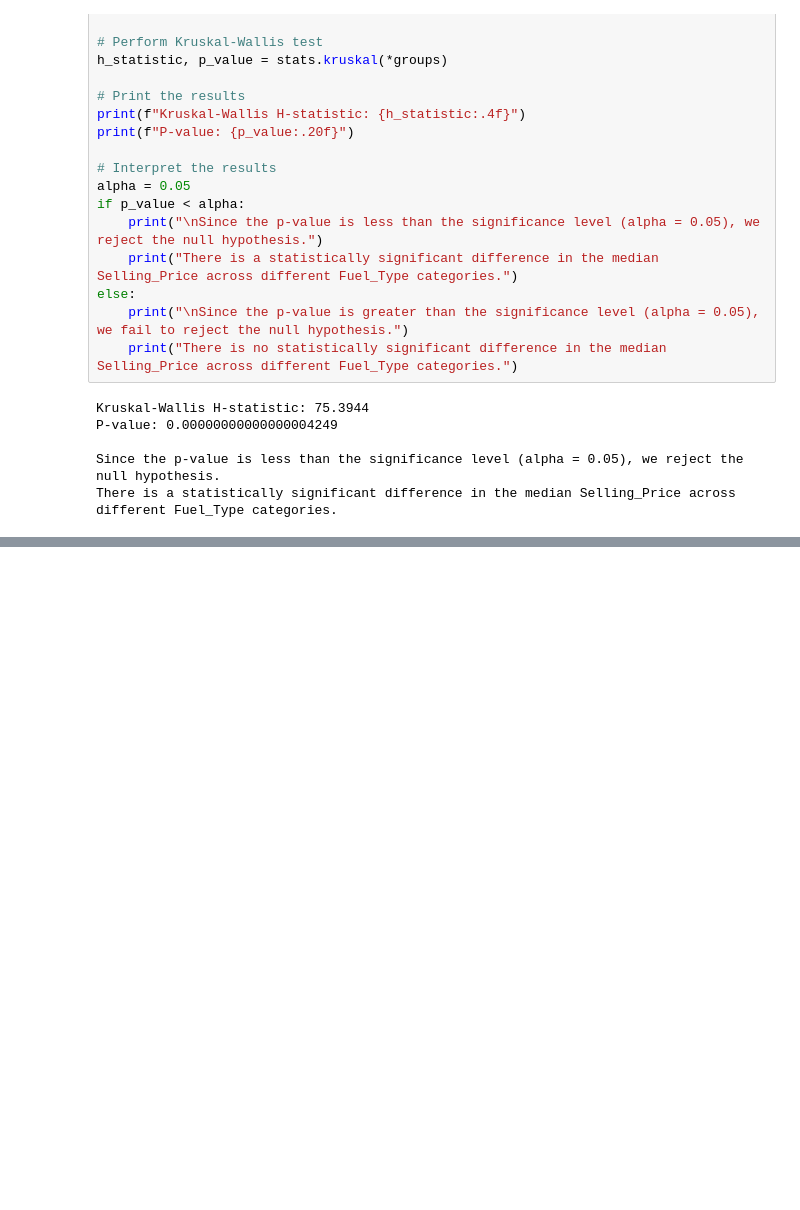
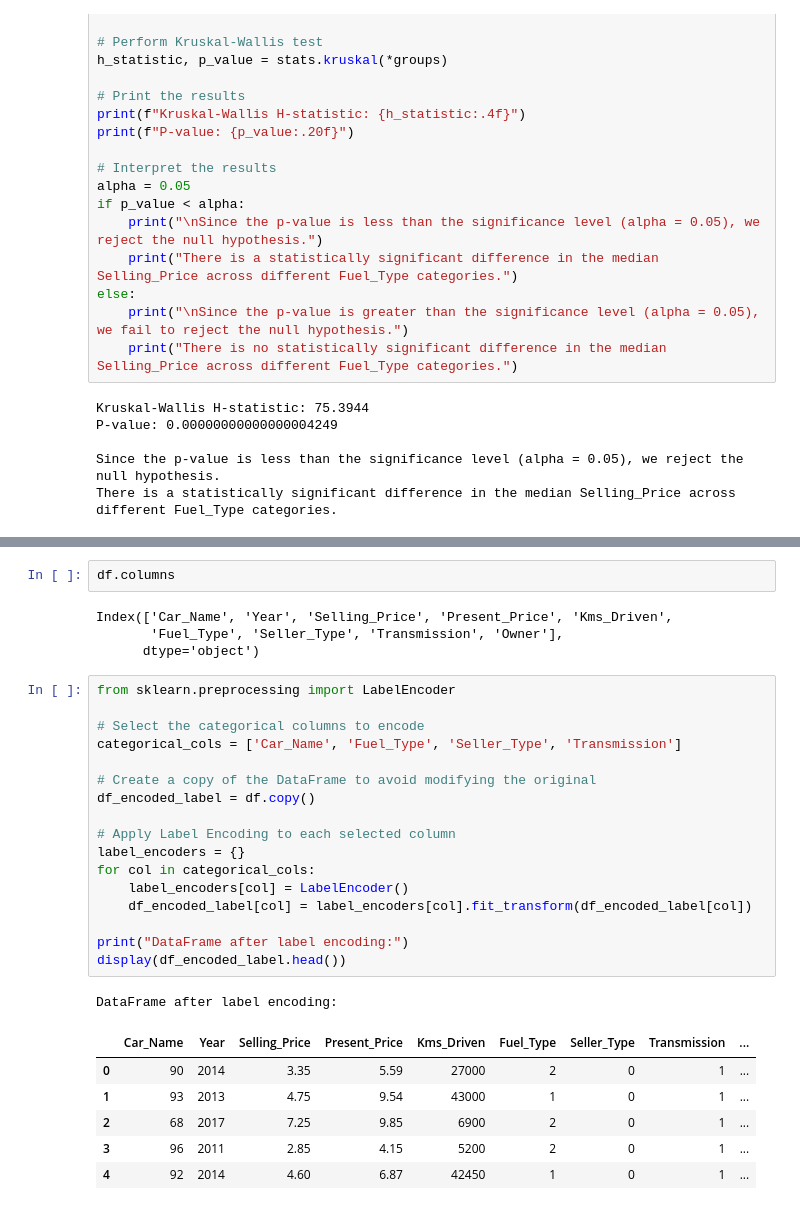
Before and after one commit to MohammadAghaei1/Polynomial-Car-price-prediction-, a Jupyter notebook: Farid/Farid_multi_model_1st.ipynb, the cells around one changed output, grey strips where cells are left out. Drawn from its saved outputs; the diff is of its cells as text; blank space fills up the shorter version.

```diff
--- a/Farid/Farid_multi_model_1st.ipynb
+++ b/Farid/Farid_multi_model_1st.ipynb
@@ -286,0 +318,31 @@ There is a statistically significant difference in the median Selling_Price acro
+# %%
+df.columns
+# %% [output]
+Index(['Car_Name', 'Year', 'Selling_Price', 'Present_Price', 'Kms_Driven',
+       'Fuel_Type', 'Seller_Type', 'Transmission', 'Owner'],
+      dtype='object')
+# %%
+from sklearn.preprocessing import LabelEncoder
+
+# Select the categorical columns to encode
+categorical_cols = ['Car_Name', 'Fuel_Type', 'Seller_Type', 'Transmission']
+
+# Create a copy of the DataFrame to avoid modifying the original
+df_encoded_label = df.copy()
+
+# Apply Label Encoding to each selected column
+label_encoders = {}
+for col in categorical_cols:
+    label_encoders[col] = LabelEncoder()
+    df_encoded_label[col] = label_encoders[col].fit_transform(df_encoded_label[col])
+
+print("DataFrame after label encoding:")
+display(df_encoded_label.head())
+# %% [output]
+DataFrame after label encoding:
+|  | Car_Name | Year | Selling_Price | Present_Price | Kms_Driven | Fuel_Type | Seller_Type | Transmission | ... |
+| 0 | 90 | 2014 | 3.35 | 5.59 | 27000 | 2 | 0 | 1 | ... |
+| 1 | 93 | 2013 | 4.75 | 9.54 | 43000 | 1 | 0 | 1 | ... |
+| 2 | 68 | 2017 | 7.25 | 9.85 | 6900 | 2 | 0 | 1 | ... |
+| 3 | 96 | 2011 | 2.85 | 4.15 | 5200 | 2 | 0 | 1 | ... |
+| 4 | 92 | 2014 | 4.60 | 6.87 | 42450 | 1 | 0 | 1 | ... |
```
Also changed, not shown: parts of 11 cells of this notebook.
